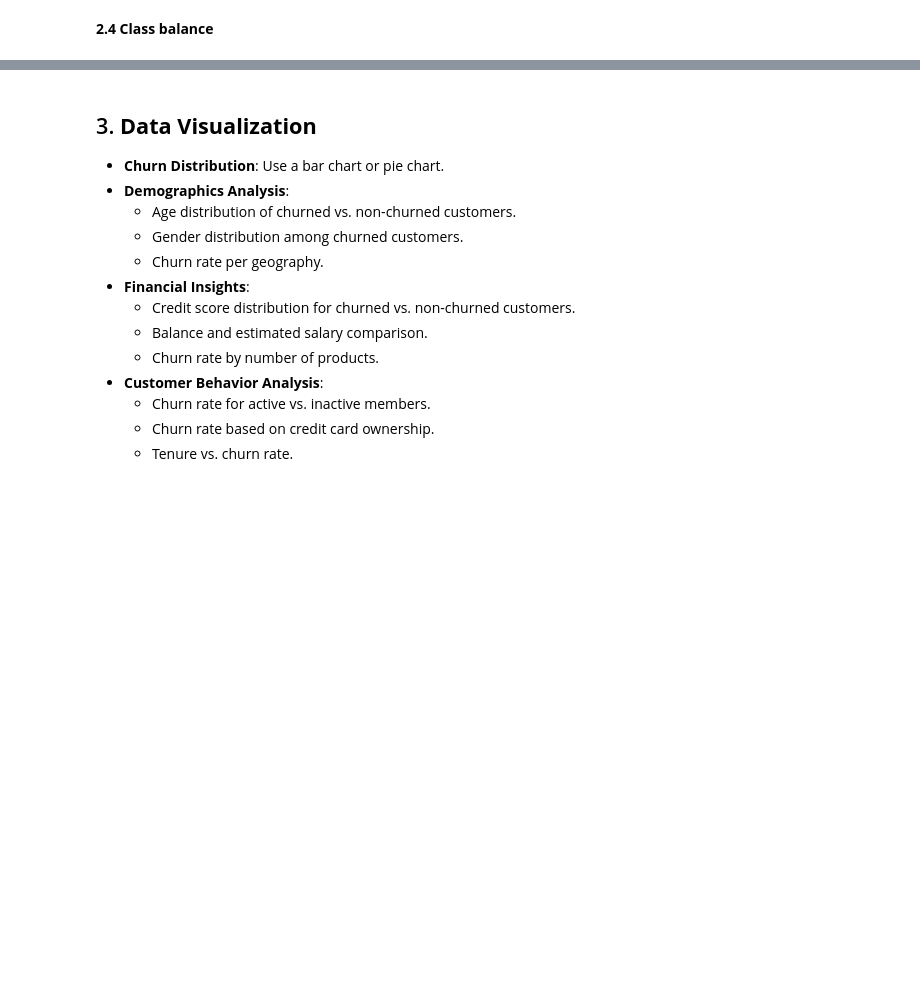
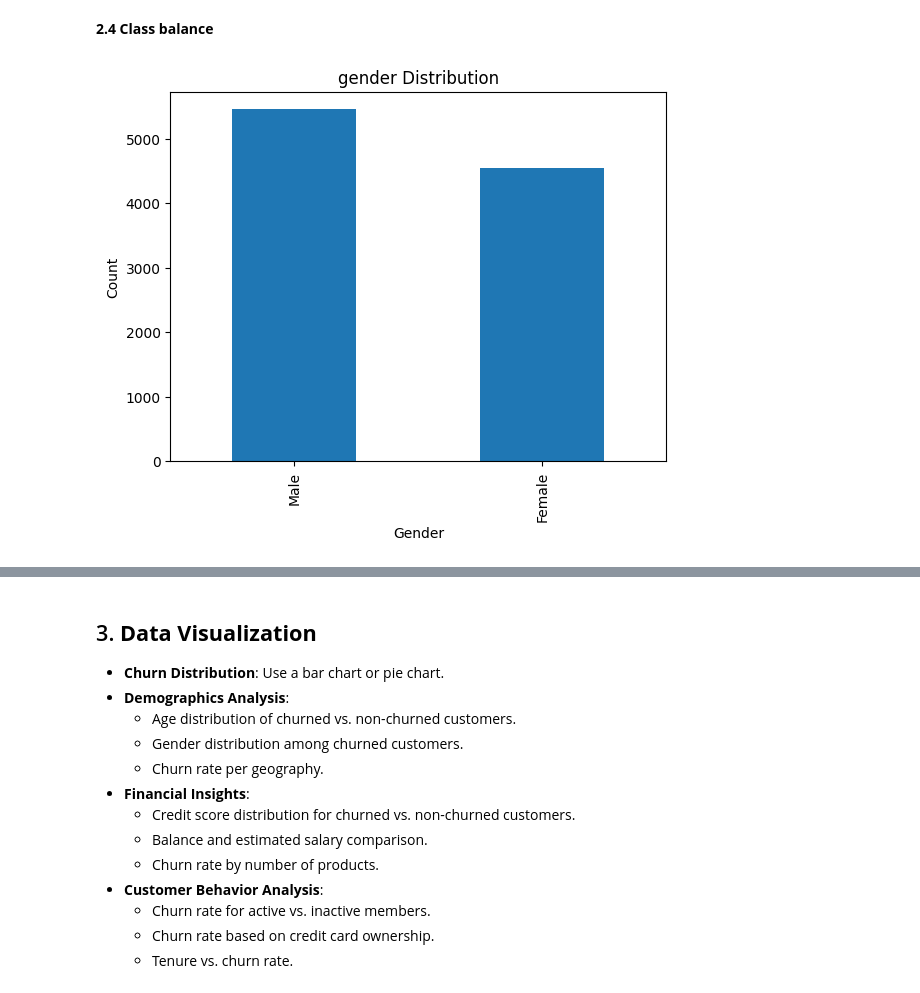
Before and after one commit to NhaDAlvarado/Data_Analysis-Portfolio, a Jupyter notebook: Churn_Analysis/python_analysis.ipynb, the cells around one changed output, grey strips where cells are left out. Saved outputs shown, nothing was run; the diff lists cells and outputs as text; code cells hidden in the pictures; blank space fills up the shorter version.

```diff
--- a/Churn_Analysis/python_analysis.ipynb
+++ b/Churn_Analysis/python_analysis.ipynb
@@ -96,2 +145,10 @@ Exited has 2 unique value
 # %% [markdown]
 **2.4 Class balance**
+# %%
+df['Gender'].value_counts().plot(kind='bar')
+plt.title("gender Distribution")
+plt.xlabel("Gender")
+plt.ylabel("Count")
+plt.show()
+# %% [output]
+[figure, added]
```
Also changed, not shown: parts of 9 cells of this notebook.
